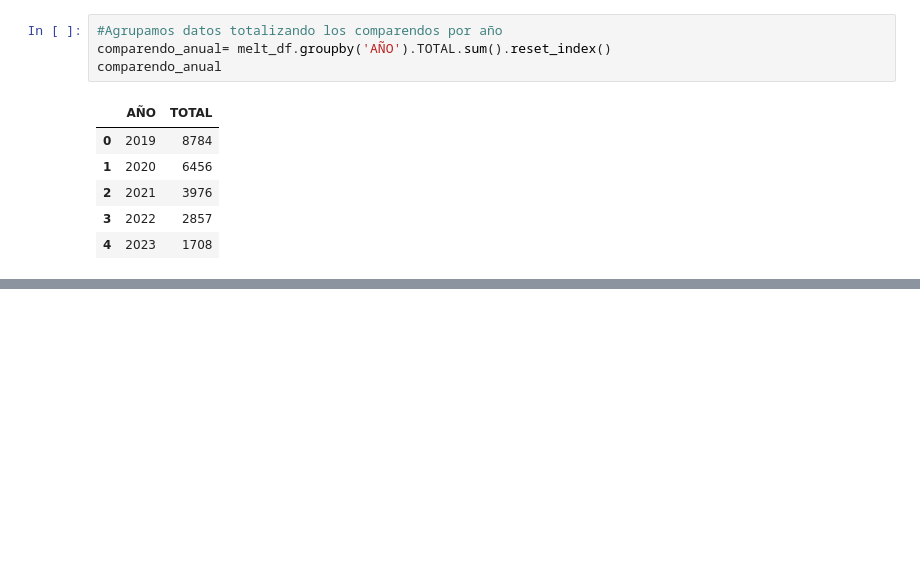
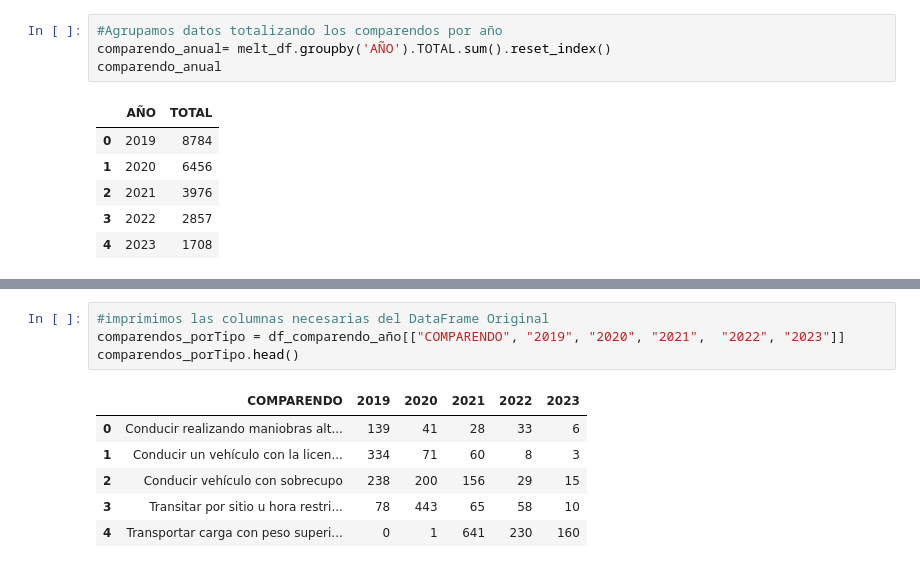
Before and after one commit to rjpaternina/comparendos_transito_Bolivar, a Jupyter notebook: notebooks/comparendos_transito_bolivar_anual.ipynb, the cells around one changed output, grey strips where cells are left out. Cells and saved outputs as stored; diff of their text form; blank space fills up the shorter version.

```diff
--- a/notebooks/comparendos_transito_bolivar_anual.ipynb
+++ b/notebooks/comparendos_transito_bolivar_anual.ipynb
@@ -532,0 +576,11 @@ fig_lineas
+# %%
+#imprimimos las columnas necesarias del DataFrame Original
+comparendos_porTipo = df_comparendo_año[["COMPARENDO", "2019", "2020", "2021",	"2022",	"2023"]]
+comparendos_porTipo.head()
+# %% [output]
+|  | COMPARENDO | 2019 | 2020 | 2021 | 2022 | 2023 |
+| 0 | Conducir realizando maniobras alt... | 139 | 41 | 28 | 33 | 6 |
+| 1 | Conducir un vehículo con la licen... | 334 | 71 | 60 | 8 | 3 |
+| 2 | Conducir vehículo con sobrecupo | 238 | 200 | 156 | 29 | 15 |
+| 3 | Transitar por sitio u hora restri... | 78 | 443 | 65 | 58 | 10 |
+| 4 | Transportar carga con peso superi... | 0 | 1 | 641 | 230 | 160 |
```
Also changed, not shown: parts of 19 cells of this notebook, 12 other files.
